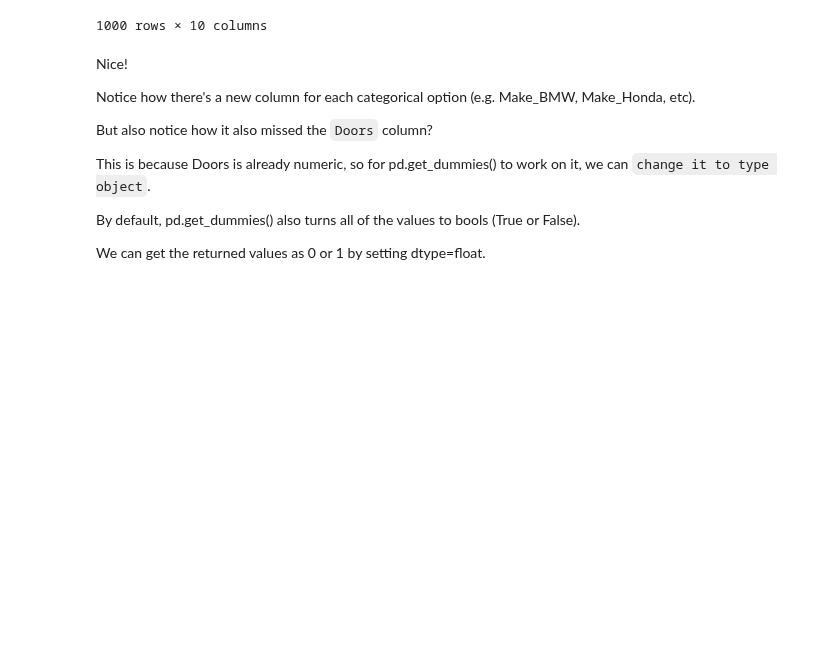
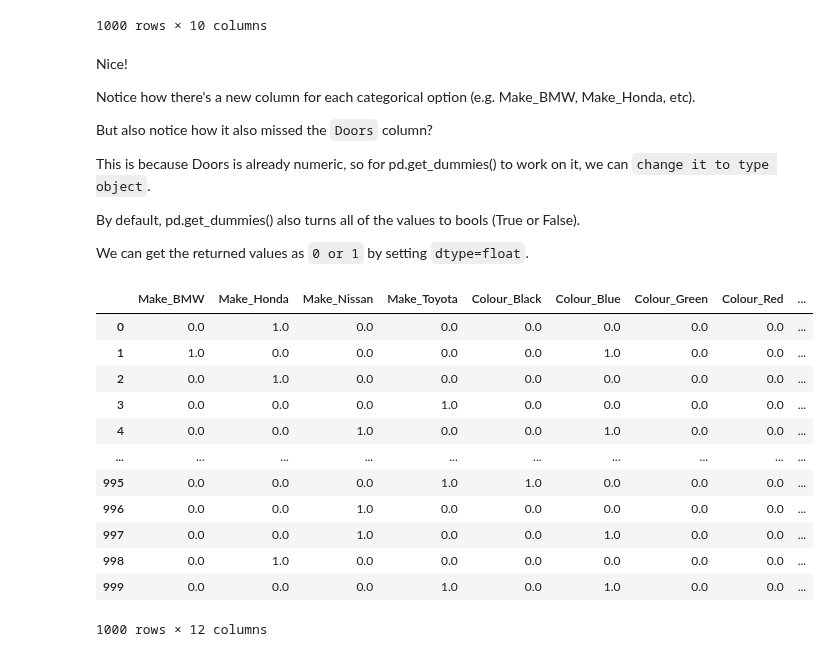
Before and after one commit to abdelaziz-lounes/simple_project, a Jupyter notebook: scikit-learn/intoroduction-to-scikit-learn.ipynb, the cells around one changed output. Cells and saved outputs as stored; diff of their text form; code cells hidden in the pictures; blank space fills up the shorter version.

Commit message:
removing missing data

```diff
--- a/scikit-learn/intoroduction-to-scikit-learn.ipynb
+++ b/scikit-learn/intoroduction-to-scikit-learn.ipynb
@@ -792,4 +792,24 @@ This is because Doors is already numeric, so for pd.get_dummies() to work on it,
 
 By default, pd.get_dummies() also turns all of the values to bools (True or False).
 
-We can get the returned values as 0 or 1 by setting dtype=float.
+We can get the returned values as `0 or 1` by setting `dtype=float`.
+# %%
+# Have to convert doors to object for dummies to work on it...
+car_sales["Doors"] = car_sales["Doors"].astype(object)
+dummies = pd.get_dummies(data=car_sales[["Make", "Colour", "Doors"]],
+                         dtype=float)
+dummies
+# %% [output]
+|  | Make_BMW | Make_Honda | Make_Nissan | Make_Toyota | Colour_Black | Colour_Blue | Colour_Green | Colour_Red | ... |
+| 0 | 0.0 | 1.0 | 0.0 | 0.0 | 0.0 | 0.0 | 0.0 | 0.0 | ... |
+| 1 | 1.0 | 0.0 | 0.0 | 0.0 | 0.0 | 1.0 | 0.0 | 0.0 | ... |
+| 2 | 0.0 | 1.0 | 0.0 | 0.0 | 0.0 | 0.0 | 0.0 | 0.0 | ... |
+| 3 | 0.0 | 0.0 | 0.0 | 1.0 | 0.0 | 0.0 | 0.0 | 0.0 | ... |
+| 4 | 0.0 | 0.0 | 1.0 | 0.0 | 0.0 | 1.0 | 0.0 | 0.0 | ... |
+| ... | ... | ... | ... | ... | ... | ... | ... | ... | ... |
+| 995 | 0.0 | 0.0 | 0.0 | 1.0 | 1.0 | 0.0 | 0.0 | 0.0 | ... |
+| 996 | 0.0 | 0.0 | 1.0 | 0.0 | 0.0 | 0.0 | 0.0 | 0.0 | ... |
+| 997 | 0.0 | 0.0 | 1.0 | 0.0 | 0.0 | 1.0 | 0.0 | 0.0 | ... |
+| 998 | 0.0 | 1.0 | 0.0 | 0.0 | 0.0 | 0.0 | 0.0 | 0.0 | ... |
+| 999 | 0.0 | 0.0 | 0.0 | 1.0 | 0.0 | 1.0 | 0.0 | 0.0 | ... |
+1000 rows × 12 columns
```
Also changed, not shown: parts of 10 cells of this notebook.
